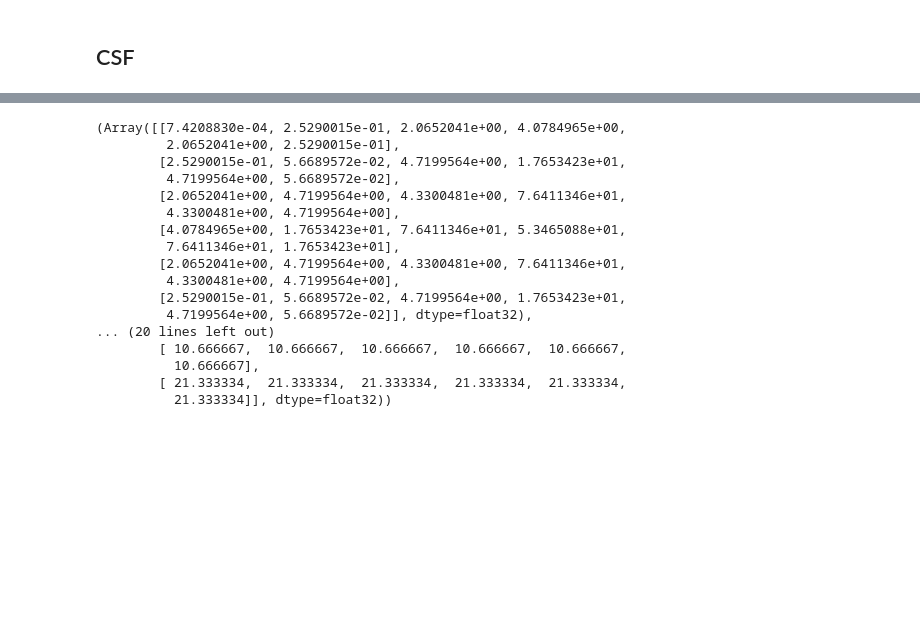
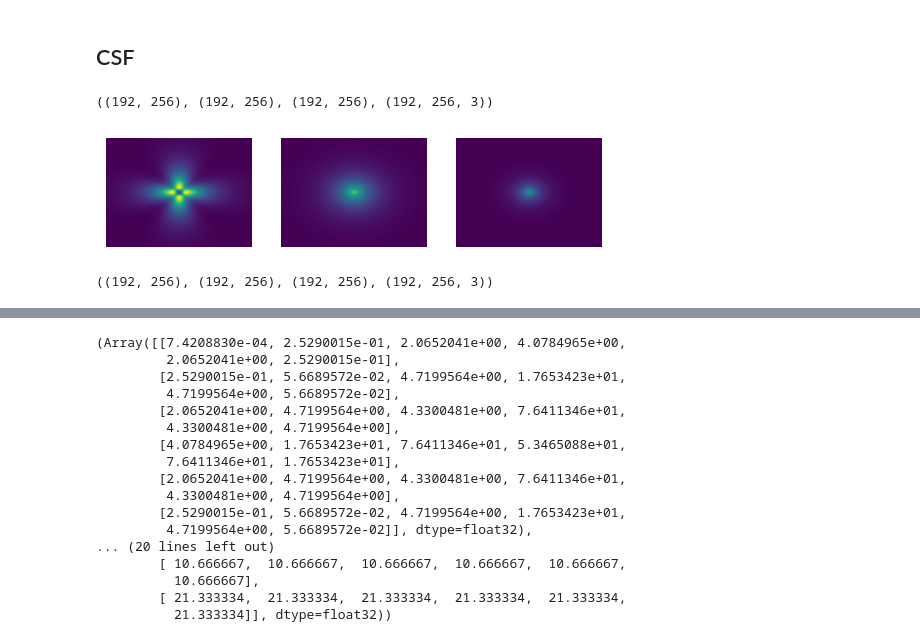
Before and after one commit to Jorgvt/fxlayers, a Jupyter notebook: Notebooks/00_layers.ipynb, the cells around one changed output, grey strips where cells are left out. Drawn from its saved outputs; the diff is of its cells as text; code cells hidden in the pictures; blank space fills up the shorter version.

```diff
--- a/Notebooks/00_layers.ipynb
+++ b/Notebooks/00_layers.ipynb
@@ -1880,8 +2033,33 @@ class CSFFourier(nn.Module):
 
         return alpha_rg*csfrg, alpha_yb*csfyb, fx, fy
 # %%
-model = CSFFourier()
+model = CSFFourier(fs=64, norm_energy=True)
 key1, key2 = random.split(random.PRNGKey(0), 2)
 x = random.normal(key1, shape=(1,28,29,3))
 variables = model.init(key2, x)
 state, params = variables.pop("params")
+# %%
+Nx, Ny = 384//2, 512//2
+csf, _, _ = model.csf_sso(fs=64, Nx=Ny, Ny=Nx, alpha=1., beta=1., fm=7.2, s=1.8)
+csf_rg, csf_yb, _, _ = model.csf_chrom(fs=64, Nx=Ny, Ny=Nx, alpha_rg=1., alpha_yb=1., beta=1.)
+csfs = jnp.stack([csf, csf_rg, csf_yb], axis=-1)
+csf.shape, csf_rg.shape, csf_yb.shape, csfs.shape
+# %% [output]
+((192, 256), (192, 256), (192, 256), (192, 256, 3))
+# %%
+fig, axes = plt.subplots(1,3)
+axes[0].imshow(csfs[:,:,0], vmin=csfs.min(), vmax=csfs.max())
+axes[1].imshow(csfs[:,:,1], vmin=csfs.min(), vmax=csfs.max())
+axes[2].imshow(csfs[:,:,2], vmin=csfs.min(), vmax=csfs.max())
+for ax in axes: ax.axis("off")
+plt.show()
+# %% [output]
+[figure, added]
+# %%
+Nx, Ny = 384//2, 512//2
+csf, _, _ = model.csf_sso(fs=64, Nx=Ny, Ny=Nx, alpha=1., beta=1.11, fm=4.33, s=4.35)
+csf_rg, csf_yb, _, _ = model.csf_chrom(fs=64, Nx=Ny, Ny=Nx, alpha_rg=1., alpha_yb=1., beta=1.)
+csfs = jnp.stack([csf, csf_rg, csf_yb], axis=-1)
+csf.shape, csf_rg.shape, csf_yb.shape, csfs.shape
+# %% [output]
+((192, 256), (192, 256), (192, 256), (192, 256, 3))
```
Also changed, not shown: parts of 10 cells of this notebook, 2 other files.
